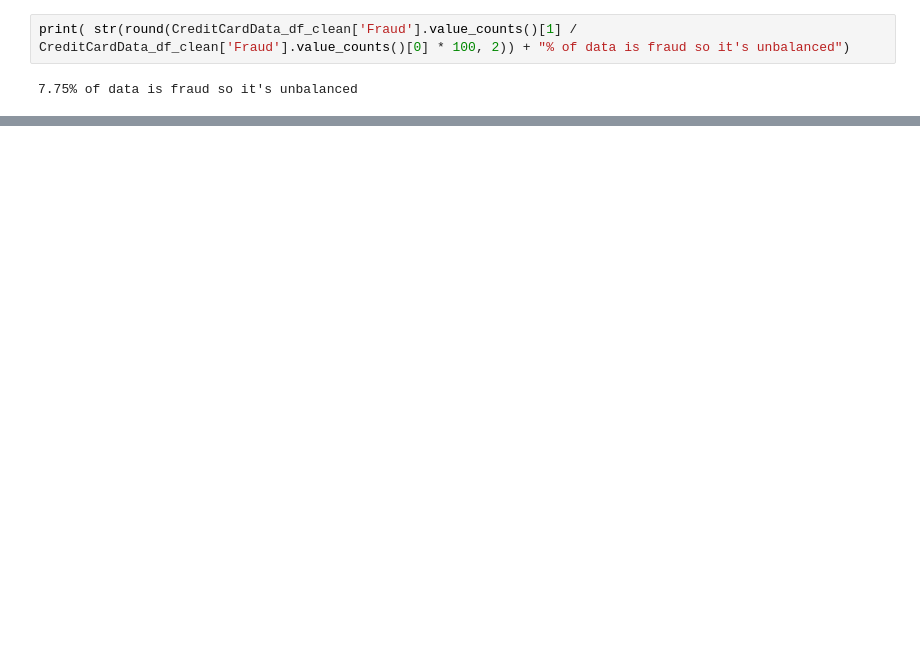
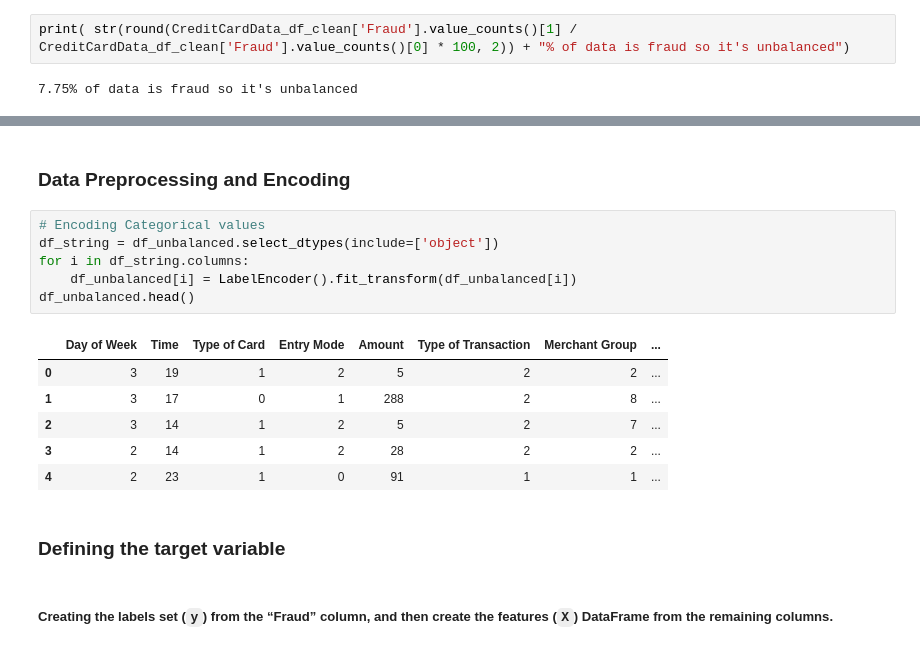
Before and after one commit to Elee-Saleem/team-6-project-4, a Jupyter notebook: credit_card_fraud.ipynb, the cells around one changed output, grey strips where cells are left out. Cells and saved outputs as stored; diff of their text form; blank space fills up the shorter version.

```diff
--- a/credit_card_fraud.ipynb
+++ b/credit_card_fraud.ipynb
@@ -367,0 +368,19 @@ print( str(round(CreditCardData_df_clean['Fraud'].value_counts()[1] / CreditCard
+# %% [markdown]
+### Data Preprocessing and Encoding
+# %%
+# Encoding Categorical values
+df_string = df_unbalanced.select_dtypes(include=['object'])
+for i in df_string.columns:
+    df_unbalanced[i] = LabelEncoder().fit_transform(df_unbalanced[i])
+df_unbalanced.head()
+# %% [output]
+|  | Day of Week | Time | Type of Card | Entry Mode | Amount | Type of Transaction | Merchant Group | ... |
+| 0 | 3 | 19 | 1 | 2 | 5 | 2 | 2 | ... |
+| 1 | 3 | 17 | 0 | 1 | 288 | 2 | 8 | ... |
+| 2 | 3 | 14 | 1 | 2 | 5 | 2 | 7 | ... |
+| 3 | 2 | 14 | 1 | 2 | 28 | 2 | 2 | ... |
+| 4 | 2 | 23 | 1 | 0 | 91 | 1 | 1 | ... |
+# %% [markdown]
+### Defining the target variable
+# %% [markdown]
+##### Creating the labels set (`y`)  from the “Fraud” column, and then create the features (`X`) DataFrame from the remaining columns.
```
Also changed, not shown: parts of 44 cells of this notebook, 1 other file.
